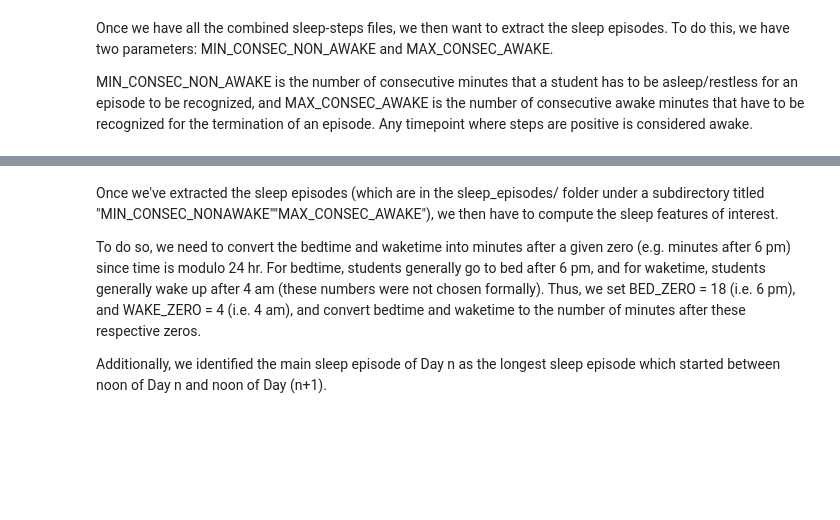
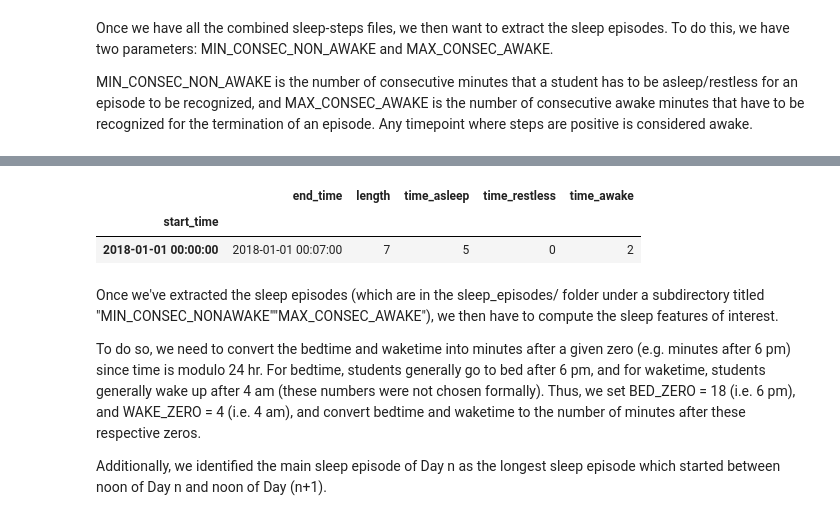
Before and after one commit to sefyas/Sleep-GPA-Paper, a Jupyter notebook: sleep_gpa_paper.ipynb, the cells around one changed output, grey strips where cells are left out. Cells and saved outputs as stored; diff of their text form; code cells hidden in the pictures; blank space fills up the shorter version.

Commit message:
code to test duplicate issue code to test episode construction

```diff
--- a/sleep_gpa_paper.ipynb
+++ b/sleep_gpa_paper.ipynb
@@ -352,3 +406,6 @@ MIN_CONSEC_NON_AWAKE is the number of consecutive minutes that a student has to
 # %%
 MIN_CONSEC_NON_AWAKE = 20
 MAX_CONSEC_AWAKE = 5
+# %%
+filename = '/Users/yasaman/UWEXP/cmu-sleep-gpa/Fitbit UWEXPI/sleep_steps_data/PID007.csv'
+combined_df = pd.read_csv(filename, index_col=0)
@@ -354,0 +417,10 @@ MAX_CONSEC_AWAKE = 5
+# %%
+#combined_df.loc[combined_df.iloc[:9].index, 'sleep_value'] = pd.Series([1, 1, 3, 1, 1, 1, 3, 1, 1], index=combined_df.iloc[:9].index) # no episode
+#combined_df.loc[combined_df.iloc[:9].index, 'sleep_value'] = pd.Series([3, 3, 1, 1, 1, 1, 3, 1, 1], index=combined_df.iloc[:9].index) # no episode
+#combined_df.loc[combined_df.iloc[:9].index, 'sleep_value'] = pd.Series([1, 3, 1, 1, 1, 1, 3, 3, 1], index=combined_df.iloc[:9].index)
+combined_df.loc[combined_df.iloc[:9].index, 'sleep_value'] = pd.Series([3, 1, 1, 1, 1, 3, 1, 3, 3], index=combined_df.iloc[:9].index)
+# %%
+combined_df = combined_df.head(9)
+# %%
+MIN_CONSEC_NON_AWAKE = 4
+MAX_CONSEC_AWAKE = 2
@@ -354,0 +504,6 @@ MAX_CONSEC_AWAKE = 5
+# %%
+episode_df
+# %% [output]
+|  | end_time | length | time_asleep | time_restless | time_awake |
+| start_time |  |  |  |  |  |
+| 2018-01-01 00:00:00 | 2018-01-01 00:07:00 | 7 | 5 | 0 | 2 |
```
Also changed, not shown: parts of 8 cells of this notebook.
